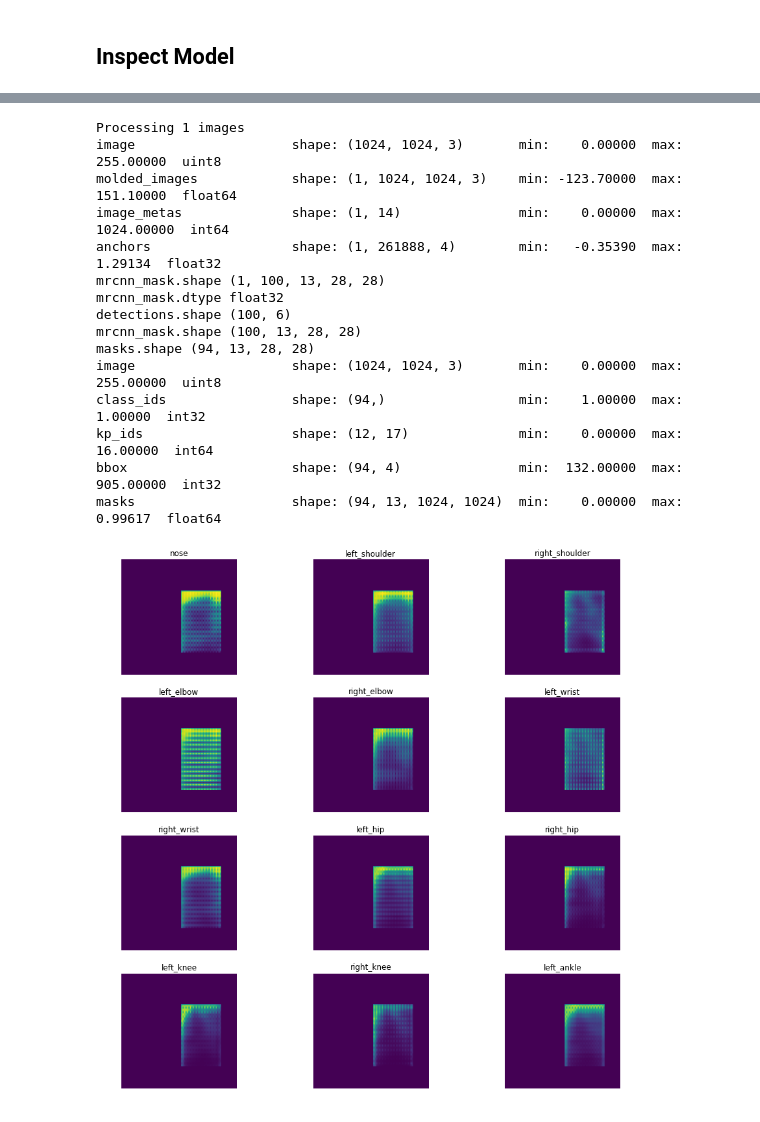
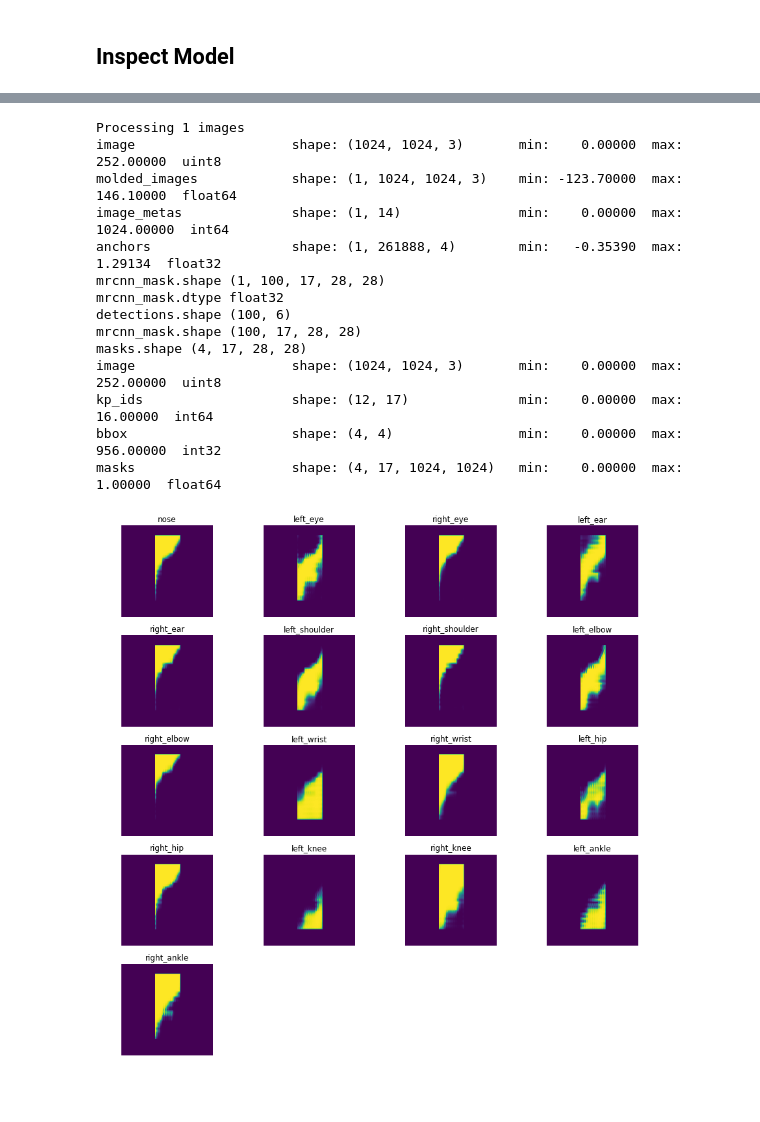
Before and after one commit to bitsauce/Keypoint_RCNN, a Jupyter notebook: keypoints_train.ipynb, the cells around one changed output, grey strips where cells are left out. Saved outputs shown, nothing was run; the diff lists cells and outputs as text; code cells hidden in the pictures.

```diff
--- a/keypoints_train.ipynb
+++ b/keypoints_train.ipynb
@@ -216,7 +259,7 @@ if TRAIN:
     print("Fine tune Resnet stage 4 and up...")
     model.train(dataset_train, dataset_val,
                 learning_rate=config.LEARNING_RATE,
-                epochs=12,
+                epochs=120,
                 layers="4+",
                 augmentation=None)
 
@@ -266,7 +364,7 @@ if TRAIN:
     print("Fine tune all layers...")
     model.train(dataset_train, dataset_val,
                 learning_rate=config.LEARNING_RATE / 10,
-                epochs=16,
+                epochs=160,
                 layers="all",
                 augmentation=None)
 
@@ -300,15 +460,3 @@ Explanation of losses:
 - mrcnn_class_loss: "How well does the network distinguish people from background RoIs?" (really, this is the same as 1.)
 - mrcnn_bbox_loss: "Bounding box refinement loss" (is this the same as 2.?)
 - mrcnn_mask_loss: "How accurate are the predicted keypoints?" (per mask softmax cross-entropy loss)
-# %%
-class InferenceConfig(coco_keypoints.CocoConfig):
-    GPU_COUNT = 1
-    IMAGES_PER_GPU = 1
-    DETECTION_MIN_CONFIDENCE = 0
-    BACKBONE = "resnet50"
-    NUM_CLASSES = dataset_train.num_classes
-    NUM_KEYPOINTS = dataset_train.num_kp_classes
-    #MAX_GT_INSTANCES = 2
-
-inference_config = InferenceConfig()
-inference_config.display()
@@ -361,17 +503,7 @@ image_id = dataset_val.image_ids[10]
 # Get ground truth masks and bboxes
 image, image_meta, gt_class_ids, gt_kp_ids, gt_bbox, gt_kp_masks = \
     modellib.load_image_gt(dataset_val, inference_config, image_id)
-
-masks = []
-for i in range(gt_kp_masks.shape[0]):
-    msks = []
-    for j in range(gt_kp_masks.shape[1]):
-        mask = np.zeros((image.shape[:2]), dtype=np.bool)
-        k = gt_kp_masks[i, j]
-        mask[k // mask.shape[1], k % mask.shape[1]] = True
-        msks.append(mask)
-    masks.append(msks)
-masks = np.array(masks)
+masks = utils.sparse_to_dense_masks(gt_kp_masks, image.shape)
 
 log("image", image)
 log("gt_class_ids", gt_class_ids)
@@ -381,7 +513,7 @@ log("gt_masks", gt_kp_masks)
 log("masks", masks)
 
 visualize.display_keypoints(image, gt_bbox, masks, gt_kp_ids,
-                            #skeleton=dataset_train.skeleton,
+                            skeleton=dataset_train.skeleton,
                             figsize=(8, 8))
 # %% [output]
 image                    shape: (1024, 1024, 3)       min:    0.00000  max:  252.00000  uint8
@@ -395,7 +527,7 @@ masks                    shape: (1, 13, 1024, 1024)   min:    0.00000  max:    1
 importlib.reload(modellib)
 
 # Load a test image
-image_id = np.random.choice(dataset_val.image_ids)
+#image_id = np.random.choice(dataset_val.image_ids)
 
 # Get ground truth masks and bboxes
 image = modellib.load_image_gt(dataset_val, inference_config, image_id)[0]
@@ -406,45 +538,44 @@ r = results[0]
 bbox, kp_masks, kp_ids = r["rois"], r["masks"], np.repeat(np.expand_dims(np.arange(17), axis=0), 12, axis=0)
 
 log("image", image)
-log("class_ids", r['class_ids'])
+#log("class_ids", r['class_ids'])
 log("kp_ids", kp_ids)
 log("bbox", bbox)
 log("masks", kp_masks)
 
 %matplotlib inline
 import matplotlib.pyplot as plt
 
 n = np.sqrt(inference_config.NUM_KEYPOINTS)
 _, axes = plt.subplots(int(np.ceil(n)), int(np.floor(n)), figsize=(15, 15))
 if n <= 1: axes = np.array(axes)
 for i, ax in enumerate(axes.flatten()):
     ax.axis("off")
     if i >= inference_config.NUM_KEYPOINTS: continue
     #x, y = i % 4, i // 4
 
     ax.set_title(dataset_train.kp_class_names[i+1])
     ax.imshow(kp_masks[0, i])
 
 
 plt.show()
 
 visualize.display_keypoints(image, bbox[0:5], kp_masks[0:5],
-                            #skeleton=dataset_train.skeleton
+                            skeleton=dataset_train.skeleton,
                             figsize=(15, 15))
 # %% [output]
 Processing 1 images
-image                    shape: (1024, 1024, 3)       min:    0.00000  max:  255.00000  uint8
-molded_images            shape: (1, 1024, 1024, 3)    min: -123.70000  max:  151.10000  float64
+image                    shape: (1024, 1024, 3)       min:    0.00000  max:  252.00000  uint8
+molded_images            shape: (1, 1024, 1024, 3)    min: -123.70000  max:  146.10000  float64
 image_metas              shape: (1, 14)               min:    0.00000  max: 1024.00000  int64
 anchors                  shape: (1, 261888, 4)        min:   -0.35390  max:    1.29134  float32
-mrcnn_mask.shape (1, 100, 13, 28, 28)
+mrcnn_mask.shape (1, 100, 17, 28, 28)
 mrcnn_mask.dtype float32
 detections.shape (100, 6)
-mrcnn_mask.shape (100, 13, 28, 28)
-masks.shape (94, 13, 28, 28)
-image                    shape: (1024, 1024, 3)       min:    0.00000  max:  255.00000  uint8
-class_ids                shape: (94,)                 min:    1.00000  max:    1.00000  int32
+mrcnn_mask.shape (100, 17, 28, 28)
+masks.shape (4, 17, 28, 28)
+image                    shape: (1024, 1024, 3)       min:    0.00000  max:  252.00000  uint8
 kp_ids                   shape: (12, 17)              min:    0.00000  max:   16.00000  int64
-bbox                     shape: (94, 4)               min:  132.00000  max:  905.00000  int32
-masks                    shape: (94, 13, 1024, 1024)  min:    0.00000  max:    0.99617  float64
+bbox                     shape: (4, 4)                min:    0.00000  max:  956.00000  int32
+masks                    shape: (4, 17, 1024, 1024)   min:    0.00000  max:    1.00000  float64
-[figure, old version]
+[figure, new version]
```
Also changed, not shown: parts of 17 cells of this notebook, 1 other file.
